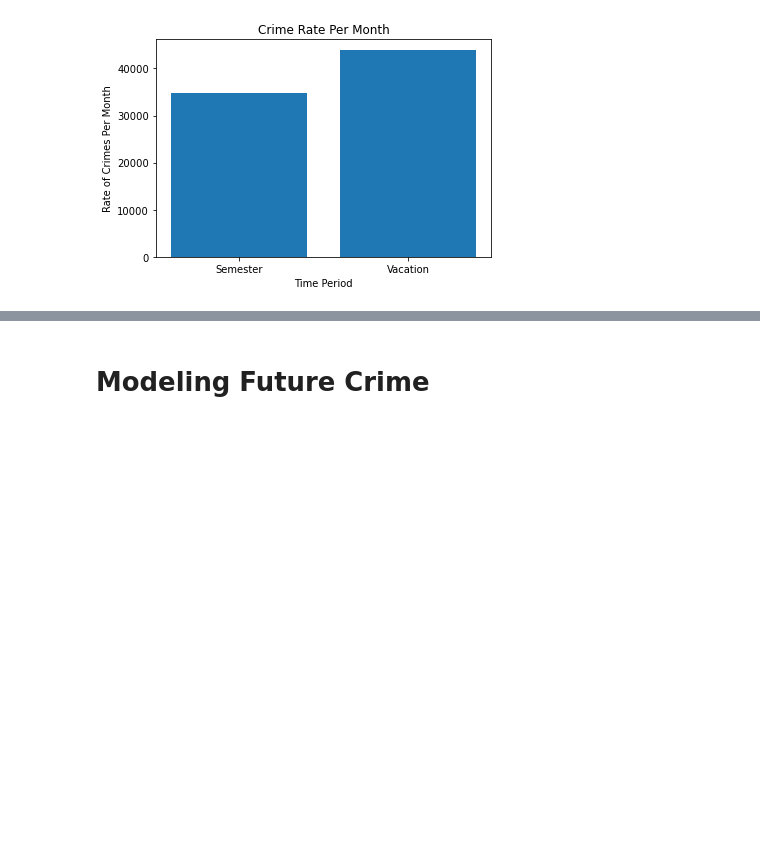
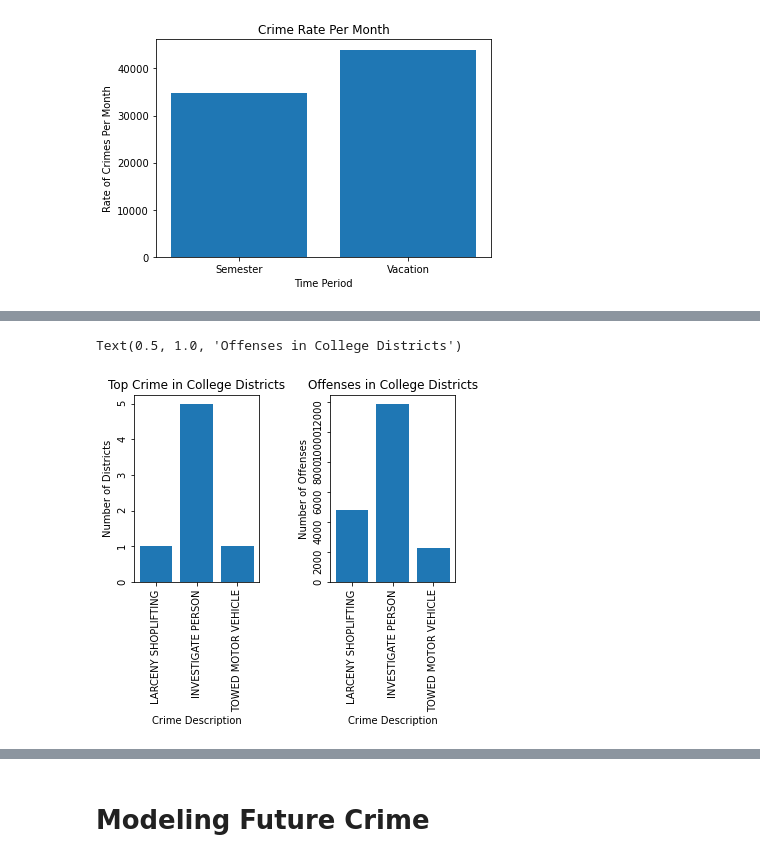
Before and after one commit to Charliek29/Charliek29, a Jupyter notebook: FinalProject.ipynb, the cells around one changed output, grey strips where cells are left out. Cells and saved outputs as stored; diff of their text form; code cells hidden in the pictures; blank space fills up the shorter version.

Commit message:
Finished coding question 2 and writing description.

```diff
--- a/FinalProject.ipynb
+++ b/FinalProject.ipynb
@@ -210,0 +192,41 @@ From the code block and visualization produced above, I was able to conclude for
+# %%
+# Question 2 Code
+# Importing required modules for this section
+from collections import defaultdict
+
+crimesD4 = data[data['DISTRICT']=='D4']
+crimesA1 = data[data['DISTRICT']=='A1']
+crimesA15 = data[data['DISTRICT']=='A15']
+crimesD14 = data[data['DISTRICT']=='D14']
+crimesB2 = data[data['DISTRICT']=='B2']
+crimesC6 = data[data['DISTRICT']=='C6']
+crimesE13 = data[data['DISTRICT']=='E13']
+
+# Use OFFENSE_CODE and count frequency of each code. Find the highest.
+districts = [crimesD4,crimesA1,crimesA15,crimesD14,crimesB2,crimesC6,crimesE13]
+crimeDistrictCount = defaultdict(int)
+crimeFreq = defaultdict(int)
+for district in districts:
+    counts = district['OFFENSE_CODE'].value_counts()
+    highest = counts.iloc[:1].index[0]
+    freqHighest = counts.iloc[0]
+    crimeDesc = data[data['OFFENSE_CODE']==highest]['OFFENSE_DESCRIPTION'].iloc[0]
+    crimeDistrictCount[crimeDesc] += 1
+    crimeFreq[crimeDesc] += freqHighest
+
+# Plot top crimes in districts and the frequency of these crimes in the dataset.
+fig, (ax1, ax2) = plt.subplots(1, 2)
+fig.tight_layout(pad=4.0)
+ax1.bar(crimeDistrictCount.keys(), crimeDistrictCount.values())
+ax1.tick_params(labelrotation=90)
+ax1.set_xlabel('Crime Description')
+ax1.set_ylabel('Number of Districts')
+ax1.set_title('Top Crime in College Districts')
+ax2.bar(crimeFreq.keys(), crimeFreq.values())
+ax2.tick_params(labelrotation=90)
+ax2.set_xlabel('Crime Description')
+ax2.set_ylabel('Number of Offenses')
+ax2.set_title('Offenses in College Districts')
+# %% [output]
+Text(0.5, 1.0, 'Offenses in College Districts')
+[figure, added]
```
Also changed, not shown: parts of 23 cells of this notebook.
